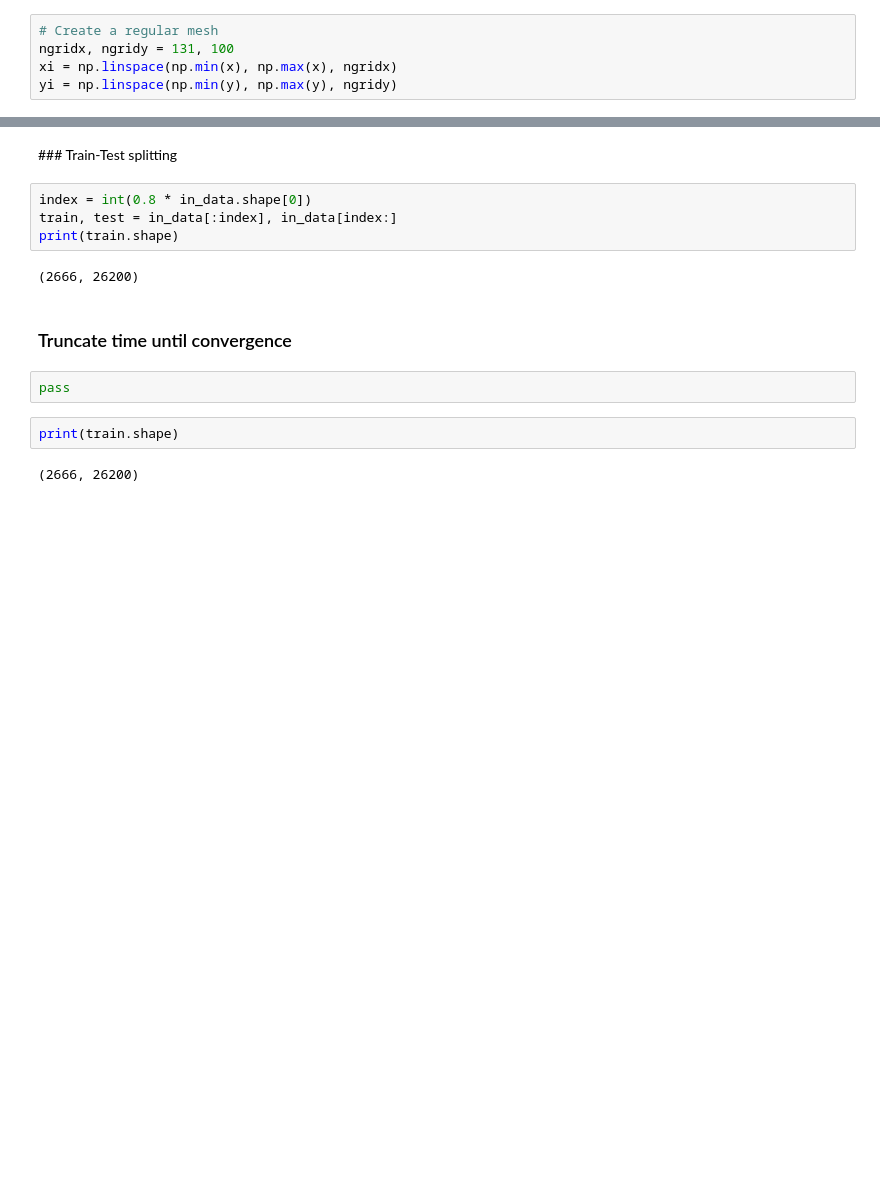
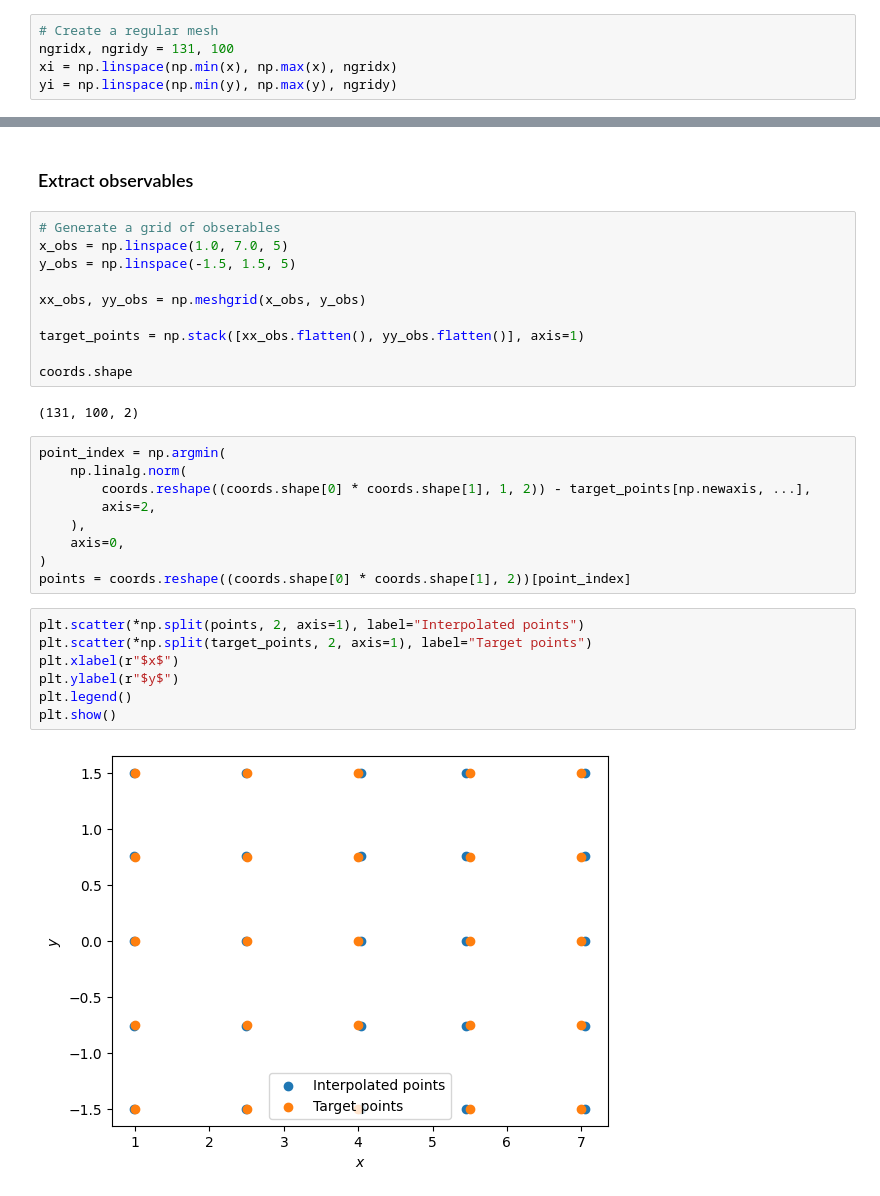
Before and after one commit to NiallOswald/ssm-model-reduction, a Jupyter notebook: notebooks/vortex-shedding.ipynb, the cells around one changed output, grey strips where cells are left out. Cells and saved outputs as stored; diff of their text form; blank space fills up the shorter version.

```diff
--- a/notebooks/vortex-shedding.ipynb
+++ b/notebooks/vortex-shedding.ipynb
@@ -72,17 +73,33 @@ for time_slice in reg_data[::len(reg_data) // 5]:
-# %% [markdown]
-### Train-Test splitting
-# %%
-index = int(0.8 * in_data.shape[0])
-train, test = in_data[:index], in_data[index:]
-print(train.shape)
-# %% [output]
-(2666, 26200)
 # %% [markdown]
-### Truncate time until convergence
+### Extract observables
-# %%
-pass
-# %%
-print(train.shape)
-# %% [output]
-(2666, 26200)
+# %%
+# Generate a grid of obserables
+x_obs = np.linspace(1.0, 7.0, 5)
+y_obs = np.linspace(-1.5, 1.5, 5)
+
+xx_obs, yy_obs = np.meshgrid(x_obs, y_obs)
+
+target_points = np.stack([xx_obs.flatten(), yy_obs.flatten()], axis=1)
+
+coords.shape
+# %% [output]
+(131, 100, 2)
+# %%
+point_index = np.argmin(
+    np.linalg.norm(
+        coords.reshape((coords.shape[0] * coords.shape[1], 1, 2)) - target_points[np.newaxis, ...],
+        axis=2,
+    ),
+    axis=0,
+)
+points = coords.reshape((coords.shape[0] * coords.shape[1], 2))[point_index]
+# %%
+plt.scatter(*np.split(points, 2, axis=1), label="Interpolated points")
+plt.scatter(*np.split(target_points, 2, axis=1), label="Target points")
+plt.xlabel(r"$x$")
+plt.ylabel(r"$y$")
+plt.legend()
+plt.show()
+# %% [output]
+[figure, added]
 # %%
```
Also changed, not shown: parts of 27 cells of this notebook.
